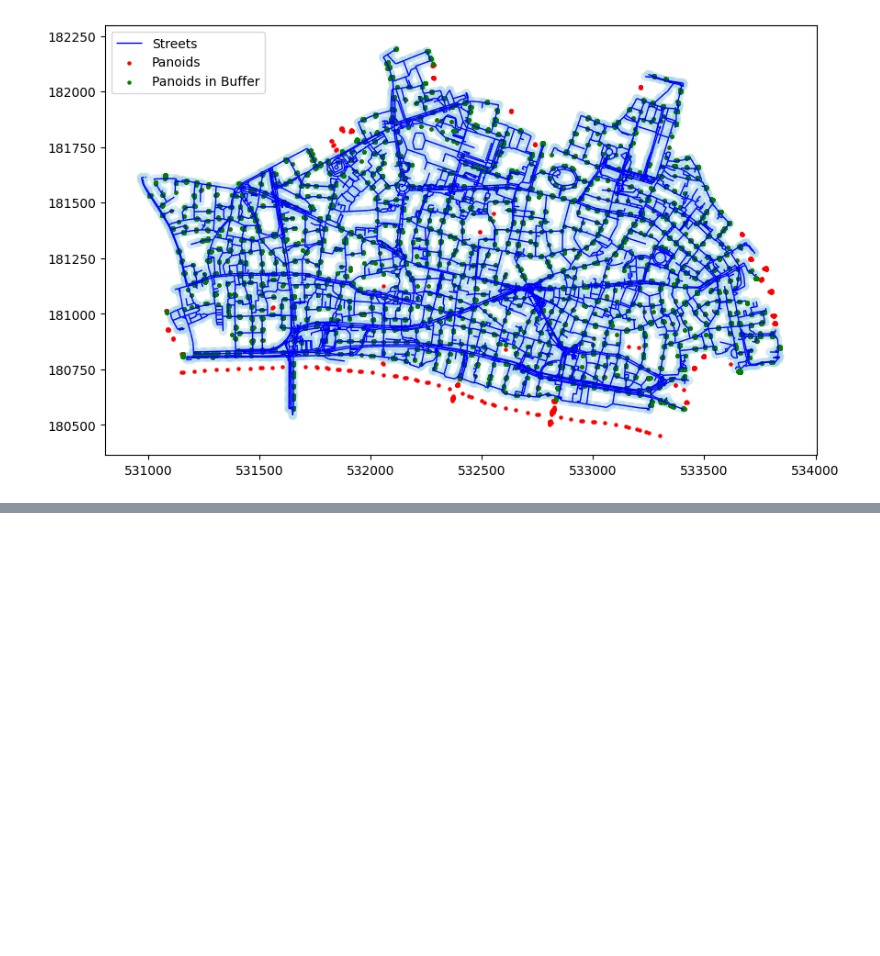
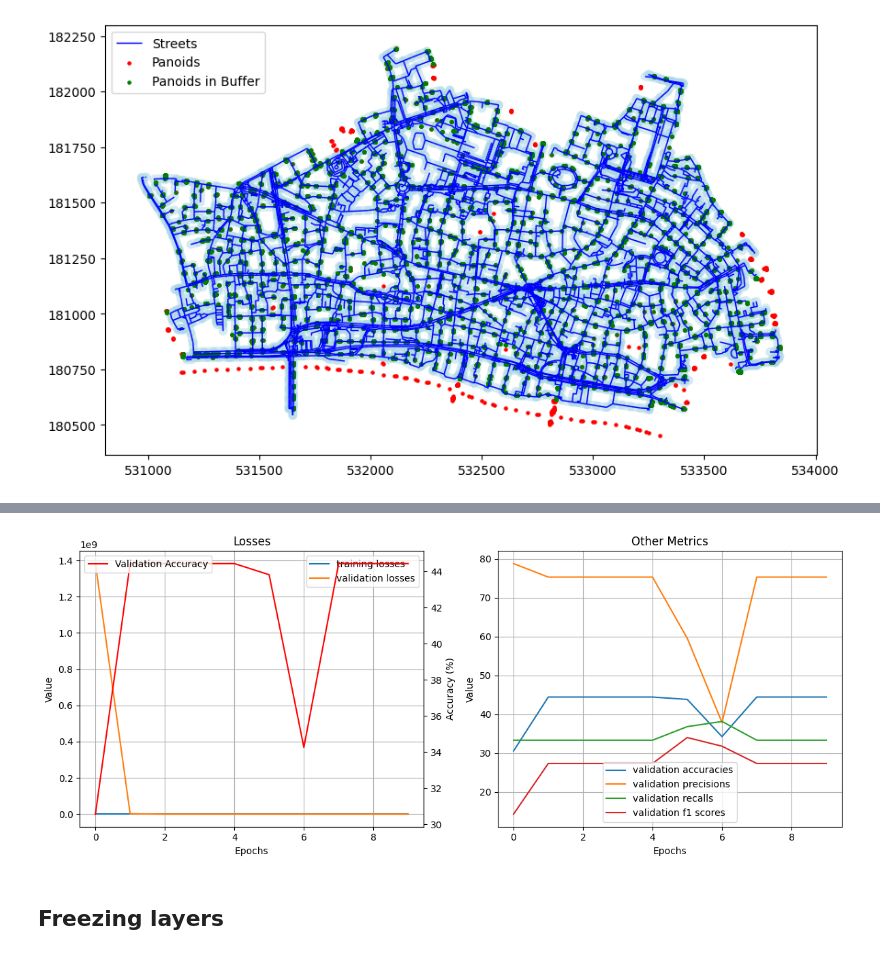
Before and after one commit to luciannijman/STREET, a Jupyter notebook: main.ipynb, the cells around one changed output, grey strips where cells are left out. Drawn from its saved outputs; the diff is of its cells as text; code cells hidden in the pictures; blank space fills up the shorter version.

```diff
--- a/main.ipynb
+++ b/main.ipynb
@@ -197,0 +439,6 @@ See: https://matplotlib.org/stable/tutorials/intermediate/legend_guide.html#impl
+# %%
+metrics = train(model, train_loader)
+# Load the best model after training is complete
+model.load_state_dict(torch.load('best_model.pth'))
+print("Loaded best model from:", 'best_model.pth')
+print(metrics)
@@ -197,0 +460,52 @@ See: https://matplotlib.org/stable/tutorials/intermediate/legend_guide.html#impl
+# %%
+# step 4: plot the results
+def visualize(metrics):
+    cpu_metrics = {'training losses': [],
+                   'validation losses': [],
+                   'validation accuracies': [],
+                   'validation precisions': [],
+                   'validation recalls': [],
+                   'validation f1 scores': []}
+
+    for key, values in metrics.items():
+        cpu_metrics[key] = [val.cpu().item() if hasattr(val, 'cpu') else val for val in values]
+
+    losses = ['training losses', 'validation losses']
+    other_metrics = ['validation accuracies', 'validation precisions', 'validation recalls', 'validation f1 scores']
+
+    # Create figure and subplots
+    fig, axs = plt.subplots(1, 2, figsize=(12, 5))  # 1 row, 2 columns
+
+    # Plot for losses
+    axs[0].set_title('Losses')
+    for metric in losses:
+        axs[0].plot(cpu_metrics[metric], label=metric)
+    axs[0].set_xlabel('Epochs')
+    axs[0].set_ylabel('Value')
+    axs[0].legend()
+    axs[0].grid(True)
+
+    # Instantiate a second y-axis sharing the same x-axis
+    ax2 = axs[0].twinx()
+    ax2.plot(cpu_metrics['validation accuracies'], 'r-', label='Validation Accuracy')
+    ax2.set_ylabel('Accuracy (%)')
+    ax2.tick_params(axis='y')
+    ax2.legend(loc='upper left')
+
+    # Plot for other metrics
+    axs[1].set_title('Other Metrics')
+    for metric in other_metrics:
+        axs[1].plot(cpu_metrics[metric], label=metric)
+    axs[1].set_xlabel('Epochs')
+    axs[1].set_ylabel('Value')
+    axs[1].legend()
+    axs[1].grid(True)
+
+    plt.tight_layout()
+    plt.show()
+
+visualize(metrics)
+# %% [output]
+[figure, added]
+# %% [markdown]
+## Freezing layers
```
Also changed, not shown: parts of 17 cells of this notebook.
